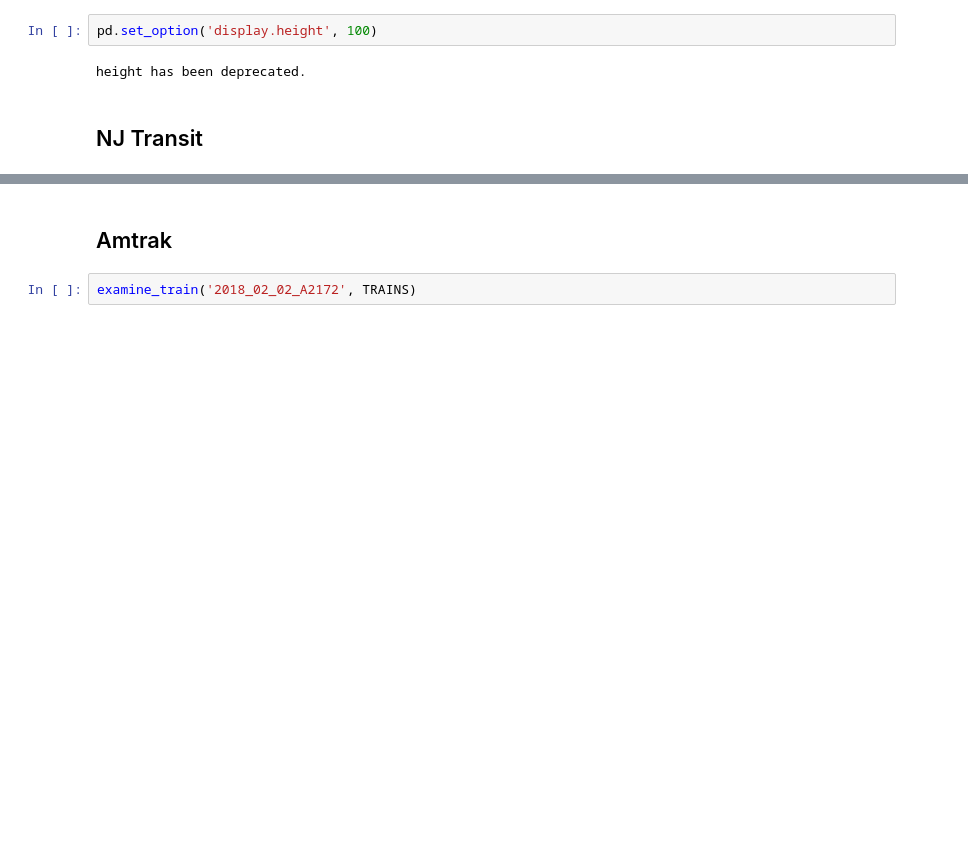
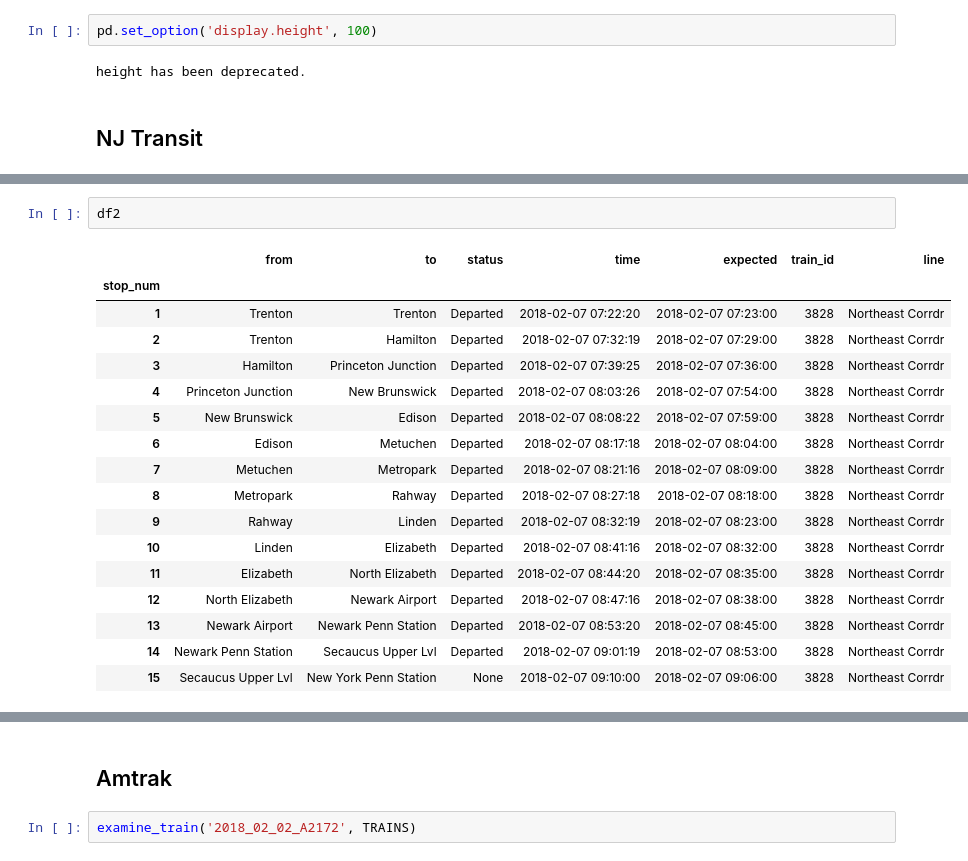
Before and after one commit to pranavbadami/njtransit, a Jupyter notebook: examine_trains.ipynb, the cells around one changed output, grey strips where cells are left out. Drawn from its saved outputs; the diff is of its cells as text; blank space fills up the shorter version.

```diff
--- a/examine_trains.ipynb
+++ b/examine_trains.ipynb
@@ -30,0 +67,20 @@ True
+# %%
+df2
+# %% [output]
+|  | from | to | status | time | expected | train_id | line |
+| stop_num |  |  |  |  |  |  |  |
+| 1 | Trenton | Trenton | Departed | 2018-02-07 07:22:20 | 2018-02-07 07:23:00 | 3828 | Northeast Corrdr |
+| 2 | Trenton | Hamilton | Departed | 2018-02-07 07:32:19 | 2018-02-07 07:29:00 | 3828 | Northeast Corrdr |
+| 3 | Hamilton | Princeton Junction | Departed | 2018-02-07 07:39:25 | 2018-02-07 07:36:00 | 3828 | Northeast Corrdr |
+| 4 | Princeton Junction | New Brunswick | Departed | 2018-02-07 08:03:26 | 2018-02-07 07:54:00 | 3828 | Northeast Corrdr |
+| 5 | New Brunswick | Edison | Departed | 2018-02-07 08:08:22 | 2018-02-07 07:59:00 | 3828 | Northeast Corrdr |
+| 6 | Edison | Metuchen | Departed | 2018-02-07 08:17:18 | 2018-02-07 08:04:00 | 3828 | Northeast Corrdr |
+| 7 | Metuchen | Metropark | Departed | 2018-02-07 08:21:16 | 2018-02-07 08:09:00 | 3828 | Northeast Corrdr |
+| 8 | Metropark | Rahway | Departed | 2018-02-07 08:27:18 | 2018-02-07 08:18:00 | 3828 | Northeast Corrdr |
+| 9 | Rahway | Linden | Departed | 2018-02-07 08:32:19 | 2018-02-07 08:23:00 | 3828 | Northeast Corrdr |
+| 10 | Linden | Elizabeth | Departed | 2018-02-07 08:41:16 | 2018-02-07 08:32:00 | 3828 | Northeast Corrdr |
+| 11 | Elizabeth | North Elizabeth | Departed | 2018-02-07 08:44:20 | 2018-02-07 08:35:00 | 3828 | Northeast Corrdr |
+| 12 | North Elizabeth | Newark Airport | Departed | 2018-02-07 08:47:16 | 2018-02-07 08:38:00 | 3828 | Northeast Corrdr |
+| 13 | Newark Airport | Newark Penn Station | Departed | 2018-02-07 08:53:20 | 2018-02-07 08:45:00 | 3828 | Northeast Corrdr |
+| 14 | Newark Penn Station | Secaucus Upper Lvl | Departed | 2018-02-07 09:01:19 | 2018-02-07 08:53:00 | 3828 | Northeast Corrdr |
+| 15 | Secaucus Upper Lvl | New York Penn Station | None | 2018-02-07 09:10:00 | 2018-02-07 09:06:00 | 3828 | Northeast Corrdr |
```
Also changed, not shown: parts of 10 cells of this notebook.
